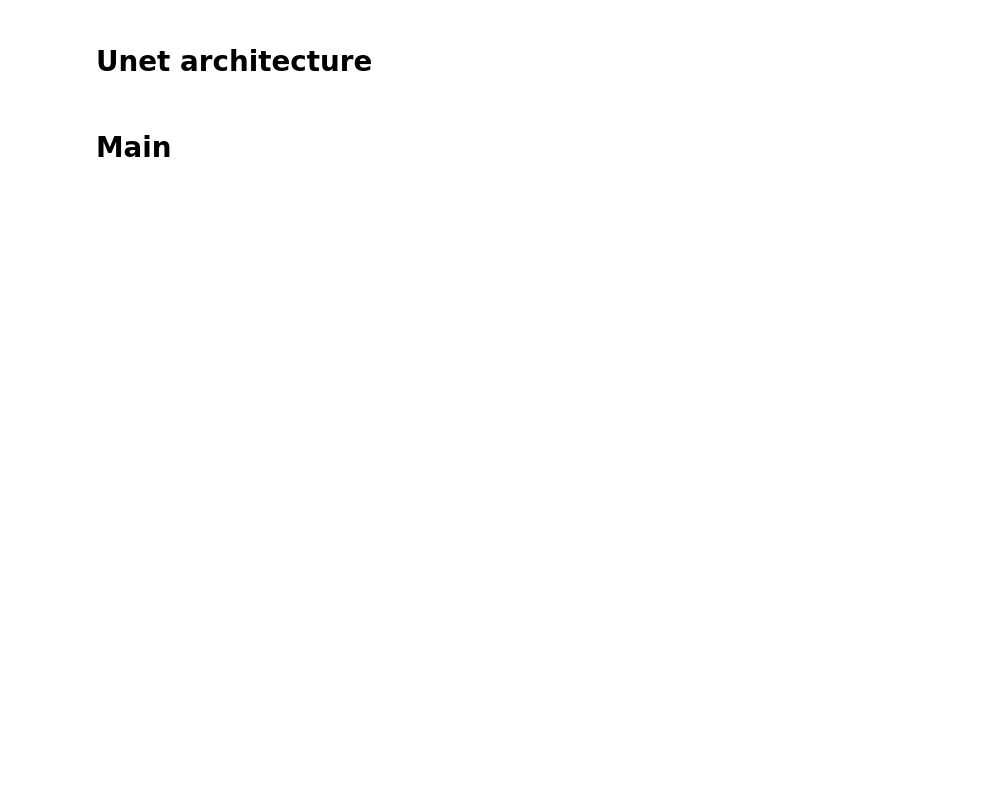
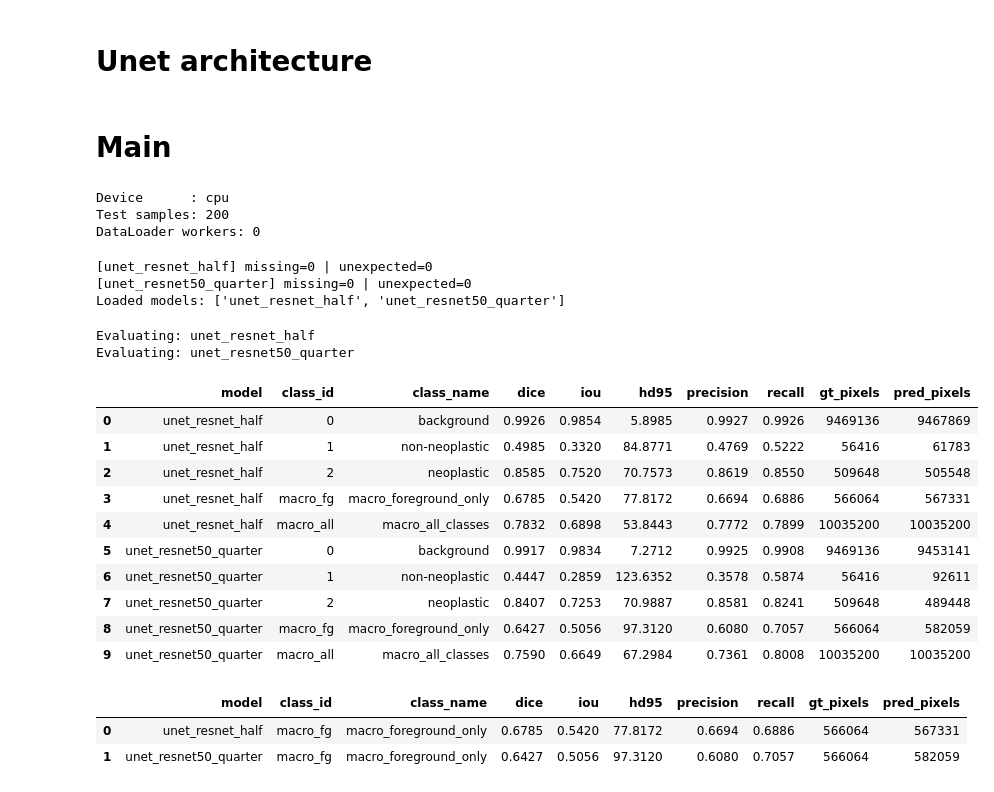
Before and after one commit to Avcuongy/poply-image-segmentation, a Jupyter notebook: notebooks/evaluation_unet.ipynb, the cells around one changed output. Saved outputs shown, nothing was run; the diff lists cells and outputs as text; code cells hidden in the pictures; blank space fills up the shorter version.

```diff
--- a/notebooks/evaluation_unet.ipynb
+++ b/notebooks/evaluation_unet.ipynb
@@ -1175,3 +1203,8 @@ test_df, test_dataset, test_loader = build_test_data(CONFIG)
 
 print("Device      :", device)
 print("Test samples:", len(test_dataset))
+print("DataLoader workers:", test_loader.num_workers)
+# %% [output]
+Device      : cpu
+Test samples: 200
+DataLoader workers: 0
@@ -1178,8 +1216,4 @@ print("Test samples:", len(test_dataset))
 # %%
-CHECKPOINTS = {
-    "unet_resnet50": "/path/to/best_model.pth",
-}
-
 UNET_MODELS = {
     model_label: build_and_load_unet(
         checkpoint_path=checkpoint_path,
@@ -1193,6 +1227,10 @@ print(
     "Loaded models:",
     list(UNET_MODELS),
 )
+# %% [output]
+[unet_resnet_half] missing=0 | unexpected=0
+[unet_resnet50_quarter] missing=0 | unexpected=0
+Loaded models: ['unet_resnet_half', 'unet_resnet50_quarter']
 # %%
 (
     evaluation_df,
@@ -1205,6 +1243,6 @@ print(
     num_classes=int(CONFIG["num_classes"]),
     class_names=class_names,
 )
-
-print("\nPer-class evaluation:")
-display(evaluation_df.round(4))
+# %% [output]
+Evaluating: unet_resnet_half
+Evaluating: unet_resnet50_quarter
@@ -1213,0 +1249,20 @@ display(model_comparison_df.round(4))
+# %%
+evaluation_df.round(4)
+# %% [output]
+|  | model | class_id | class_name | dice | iou | hd95 | precision | recall | gt_pixels | pred_pixels |
+| 0 | unet_resnet_half | 0 | background | 0.9926 | 0.9854 | 5.8985 | 0.9927 | 0.9926 | 9469136 | 9467869 |
+| 1 | unet_resnet_half | 1 | non-neoplastic | 0.4985 | 0.3320 | 84.8771 | 0.4769 | 0.5222 | 56416 | 61783 |
+| 2 | unet_resnet_half | 2 | neoplastic | 0.8585 | 0.7520 | 70.7573 | 0.8619 | 0.8550 | 509648 | 505548 |
+| 3 | unet_resnet_half | macro_fg | macro_foreground_only | 0.6785 | 0.5420 | 77.8172 | 0.6694 | 0.6886 | 566064 | 567331 |
+| 4 | unet_resnet_half | macro_all | macro_all_classes | 0.7832 | 0.6898 | 53.8443 | 0.7772 | 0.7899 | 10035200 | 10035200 |
+| 5 | unet_resnet50_quarter | 0 | background | 0.9917 | 0.9834 | 7.2712 | 0.9925 | 0.9908 | 9469136 | 9453141 |
+| 6 | unet_resnet50_quarter | 1 | non-neoplastic | 0.4447 | 0.2859 | 123.6352 | 0.3578 | 0.5874 | 56416 | 92611 |
+| 7 | unet_resnet50_quarter | 2 | neoplastic | 0.8407 | 0.7253 | 70.9887 | 0.8581 | 0.8241 | 509648 | 489448 |
+| 8 | unet_resnet50_quarter | macro_fg | macro_foreground_only | 0.6427 | 0.5056 | 97.3120 | 0.6080 | 0.7057 | 566064 | 582059 |
+| 9 | unet_resnet50_quarter | macro_all | macro_all_classes | 0.7590 | 0.6649 | 67.2984 | 0.7361 | 0.8008 | 10035200 | 10035200 |
+# %%
+model_comparison_df.round(4)
+# %% [output]
+|  | model | class_id | class_name | dice | iou | hd95 | precision | recall | gt_pixels | pred_pixels |
+| 0 | unet_resnet_half | macro_fg | macro_foreground_only | 0.6785 | 0.5420 | 77.8172 | 0.6694 | 0.6886 | 566064 | 567331 |
+| 1 | unet_resnet50_quarter | macro_fg | macro_foreground_only | 0.6427 | 0.5056 | 97.3120 | 0.6080 | 0.7057 | 566064 | 582059 |
```
Also changed, not shown: parts of 7 cells of this notebook, 4 other files.
